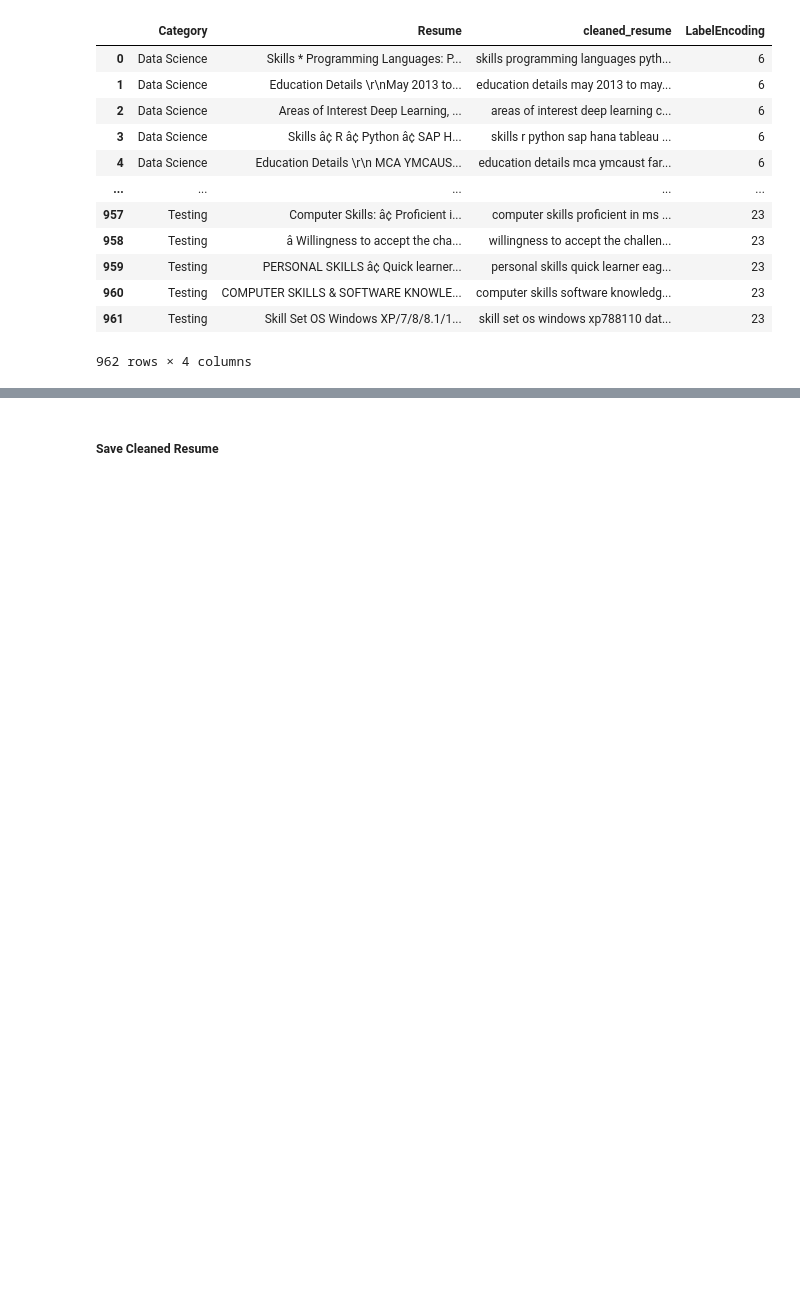
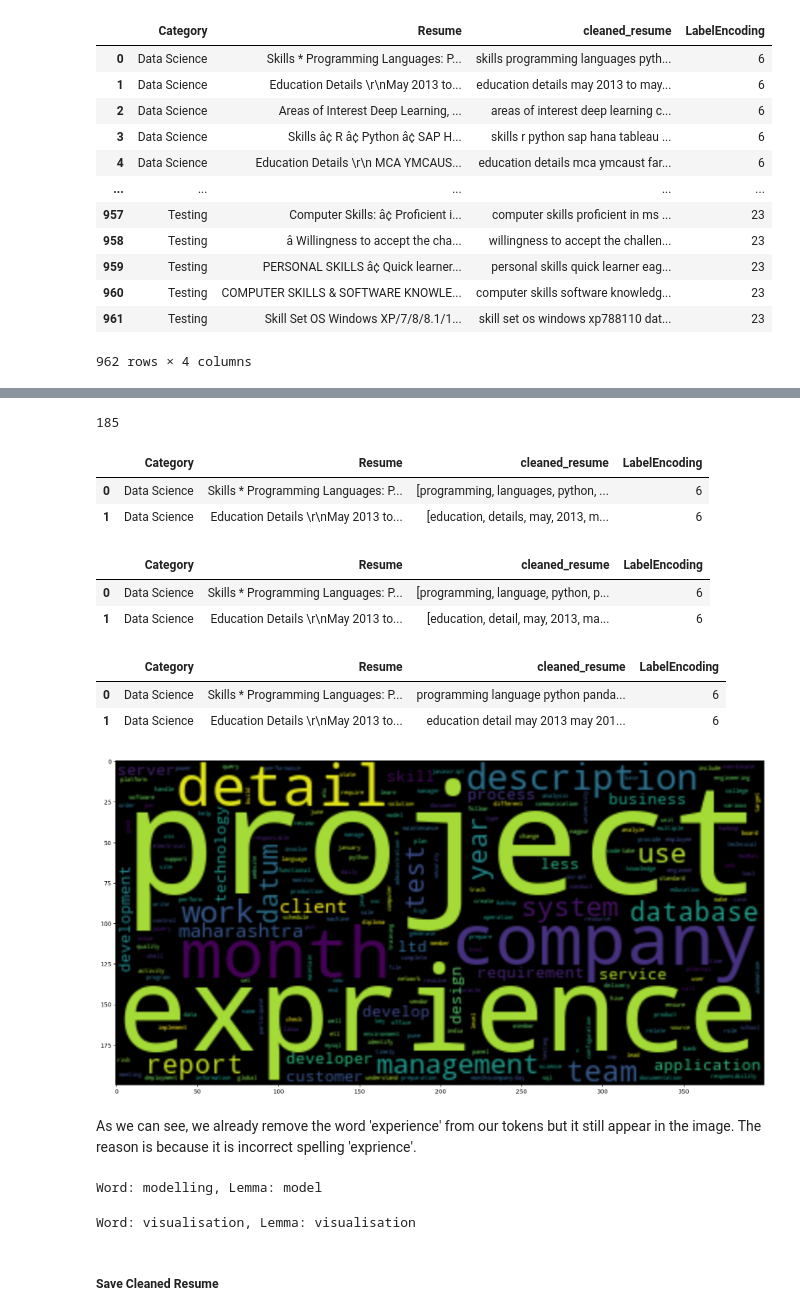
Before and after one commit to senghok510/Resume_matching, a Jupyter notebook: notebooks/data_preprocessing.ipynb, the cells around one changed output, grey strips where cells are left out. Drawn from its saved outputs; the diff is of its cells as text; code cells hidden in the pictures; blank space fills up the shorter version.

```diff
--- a/notebooks/data_preprocessing.ipynb
+++ b/notebooks/data_preprocessing.ipynb
@@ -328,0 +363,4 @@ resume
+# %%
+len(stop_words)
+# %% [output]
+185
@@ -329,3 +369,76 @@ resume
+# %%
+resume.head(2)
+# %% [output]
+|  | Category | Resume | cleaned_resume | LabelEncoding |
+| 0 | Data Science | Skills * Programming Languages: P... | [programming, languages, python, ... | 6 |
+| 1 | Data Science | Education Details \r\nMay 2013 to... | [education, details, may, 2013, m... | 6 |
+# %%
+# Lemmatise the tokens
+import spacy
+
+# Load the English language model
+nlp = spacy.load('en_core_web_sm')
+nlp.max_length = 10000000
+
+def lemmatize_tokens(tokens):
+    doc = nlp(' '.join(tokens))
+
+    return [token.lemma_ for token in doc]
+# %%
+resume['cleaned_resume'] = resume['cleaned_resume'].apply(lambda x: lemmatize_tokens(x))
+# %%
+resume.head(2)
+# %% [output]
+|  | Category | Resume | cleaned_resume | LabelEncoding |
+| 0 | Data Science | Skills * Programming Languages: P... | [programming, language, python, p... | 6 |
+| 1 | Data Science | Education Details \r\nMay 2013 to... | [education, detail, may, 2013, ma... | 6 |
+# %%
+def join_tokens_to_string(tokens):
+    return ' '.join(tokens)
+
+resume['cleaned_resume'] = resume['cleaned_resume'].apply(join_tokens_to_string)
+# %%
+resume.head(2)
+# %% [output]
+|  | Category | Resume | cleaned_resume | LabelEncoding |
+| 0 | Data Science | Skills * Programming Languages: P... | programming language python panda... | 6 |
+| 1 | Data Science | Education Details \r\nMay 2013 to... | education detail may 2013 may 201... | 6 |
+# %%
+# Join all resumes into a single large string for word cloud generation
+
+resumes_text = ' '.join(resume['cleaned_resume'])
+# %%
+from wordcloud import WordCloud
+wordcloudimage = WordCloud( font_step=2 ,
+max_font_size=500,
+collocations = False,
+
+collocation_threshold = 1
+).generate(resumes_text)
+plt.figure(figsize=(25, 10))
+plt.imshow(wordcloudimage, interpolation='bilinear')
+# plt.axis("off")
+plt.show()
+# %% [output]
+[figure, added]
+# %% [markdown]
+As we can see, we already remove the word 'experience' from our tokens but it still appear in the image. The reason is because it is incorrect spelling 'exprience'.
+# %%
+text ="modelling"
+doc=nlp(text)
+
+for token in doc:
+    print(f"Word: {token.text}, Lemma: {token.lemma_}")
+# %% [output]
+Word: modelling, Lemma: model
+# %%
+text ="visualisation"
+doc=nlp(text)
+
+for token in doc:
+    print(f"Word: {token.text}, Lemma: {token.lemma_}")
+# %% [output]
+Word: visualisation, Lemma: visualisation
 # %% [markdown]
 ##### Save Cleaned Resume
 # %%
```
Also changed, not shown: parts of 16 cells of this notebook, 4 other files.
